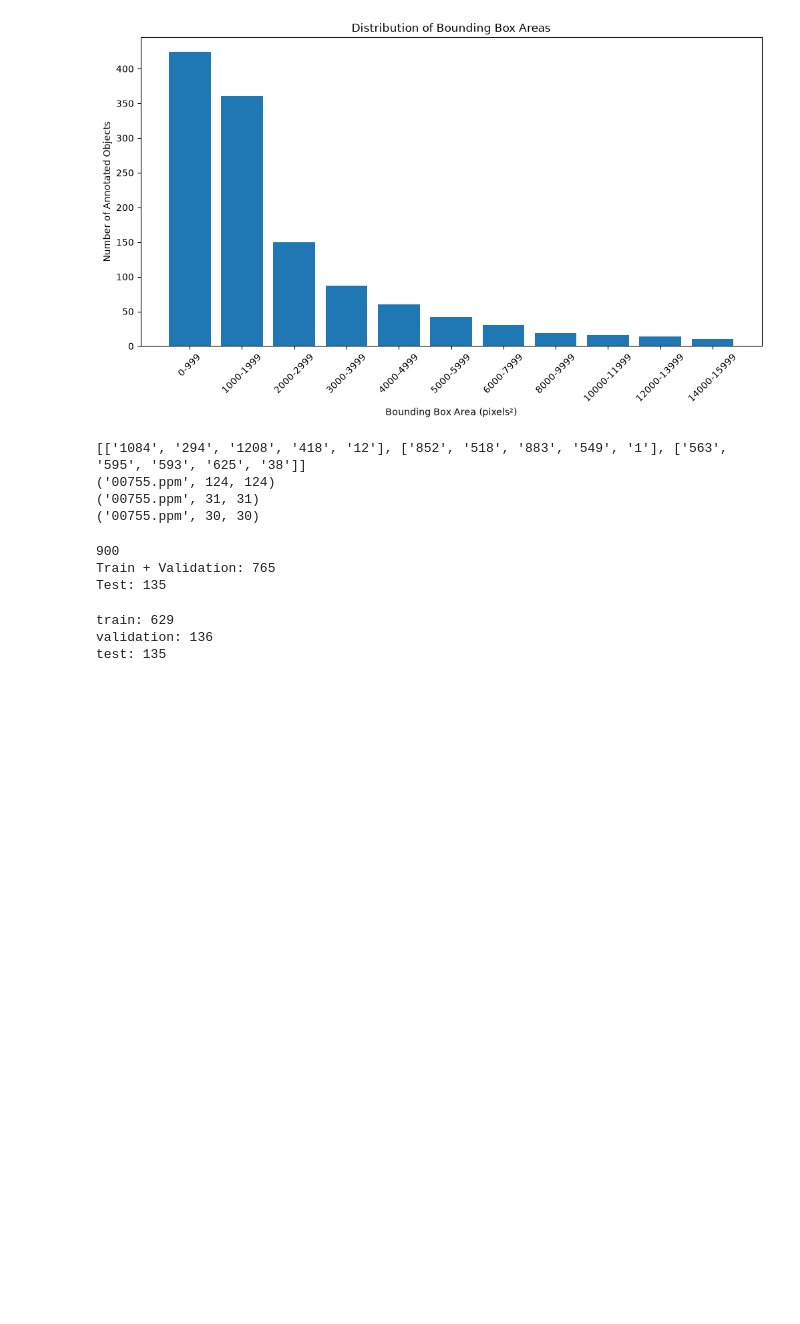
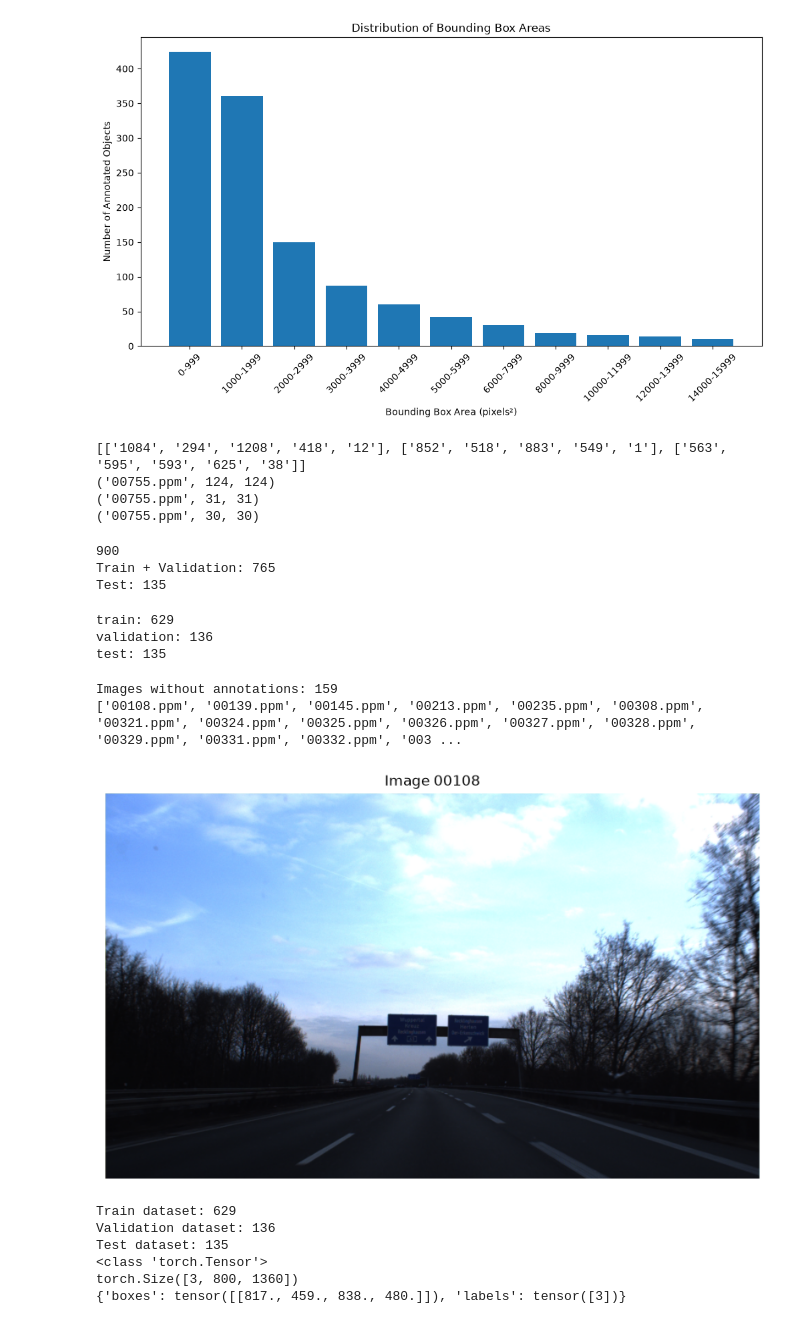
Before and after one commit to Devanshu2005-ally/Traffic-Signs-Detection, a Jupyter notebook: main.ipynb, the cells around one changed output. Cells and saved outputs as stored; diff of their text form; code cells hidden in the pictures; blank space fills up the shorter version.

Commit message:
creation of the pytorch dataset to train the model

```diff
--- a/main.ipynb
+++ b/main.ipynb
@@ -399,3 +415,27 @@ print('test:',len(test_images))
 train: 629
 validation: 136
 test: 135
+# %%
+#identifying the images with no traffic signs
+missing_annotations = [
+    image
+    for image in image_names
+    if image not in image_annotations
+]
+
+print("Images without annotations:", len(missing_annotations))
+print(missing_annotations)
+# %% [output]
+Images without annotations: 159
+['00108.ppm', '00139.ppm', '00145.ppm', '00213.ppm', '00235.ppm', '00308.ppm', '00321.ppm', '00324.ppm', '00325.ppm', '00326.ppm', '00327.ppm', '00328.ppm', '00329.ppm', '00331.ppm', '00332.ppm', '003 ...
+# %%
+#verifying that image does not contain any traffic sign
+image = Image.open('FullIJCNN2013/00354.ppm')
+
+plt.figure(figsize=(10, 6))
+plt.imshow(image)
+plt.title(f"Image 00108")
+plt.axis("off")
+plt.show()
+# %% [output]
+[figure, added]
@@ -401,0 +555,17 @@ test: 135
+# %%
+#verifiying any changes after the creating the dataset
+print("Train dataset:", len(train_dataset))
+print("Validation dataset:", len(val_dataset))
+print("Test dataset:", len(test_dataset))
+images, target = train_dataset[0]
+print(type(images))
+print(images.shape)
+
+print(target)
+# %% [output]
+Train dataset: 629
+Validation dataset: 136
+Test dataset: 135
+<class 'torch.Tensor'>
+torch.Size([3, 800, 1360])
+{'boxes': tensor([[817., 459., 838., 480.]]), 'labels': tensor([3])}
```
Also changed, not shown: parts of 3 cells of this notebook.
